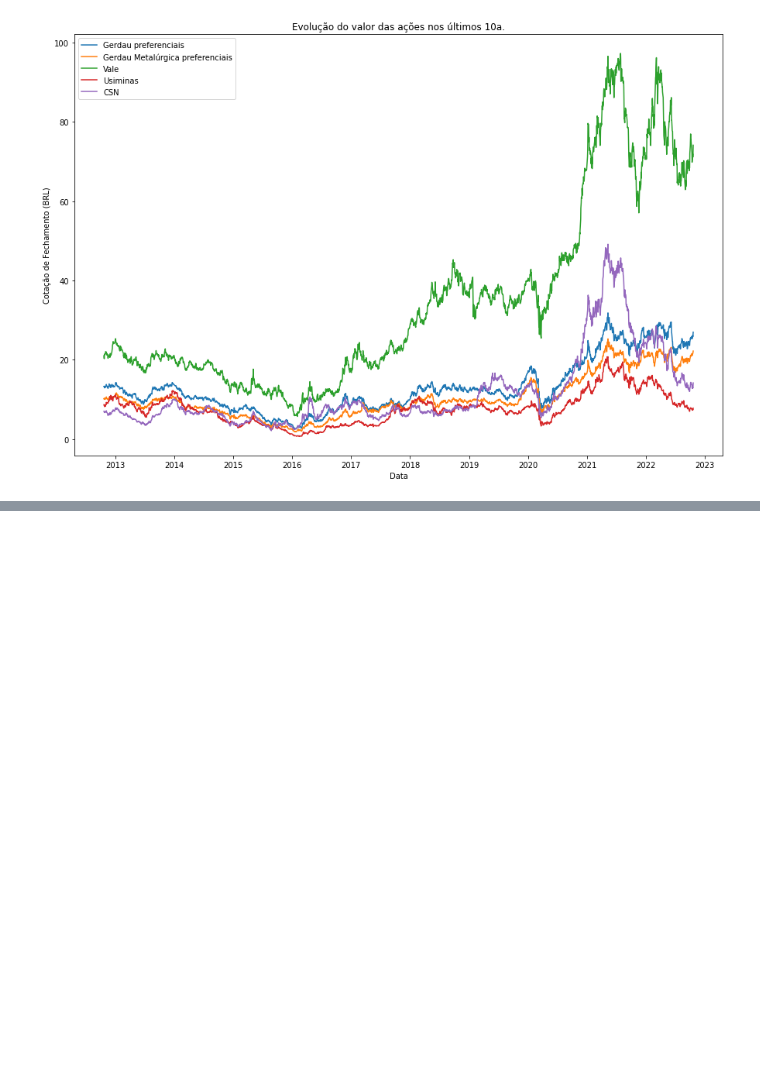
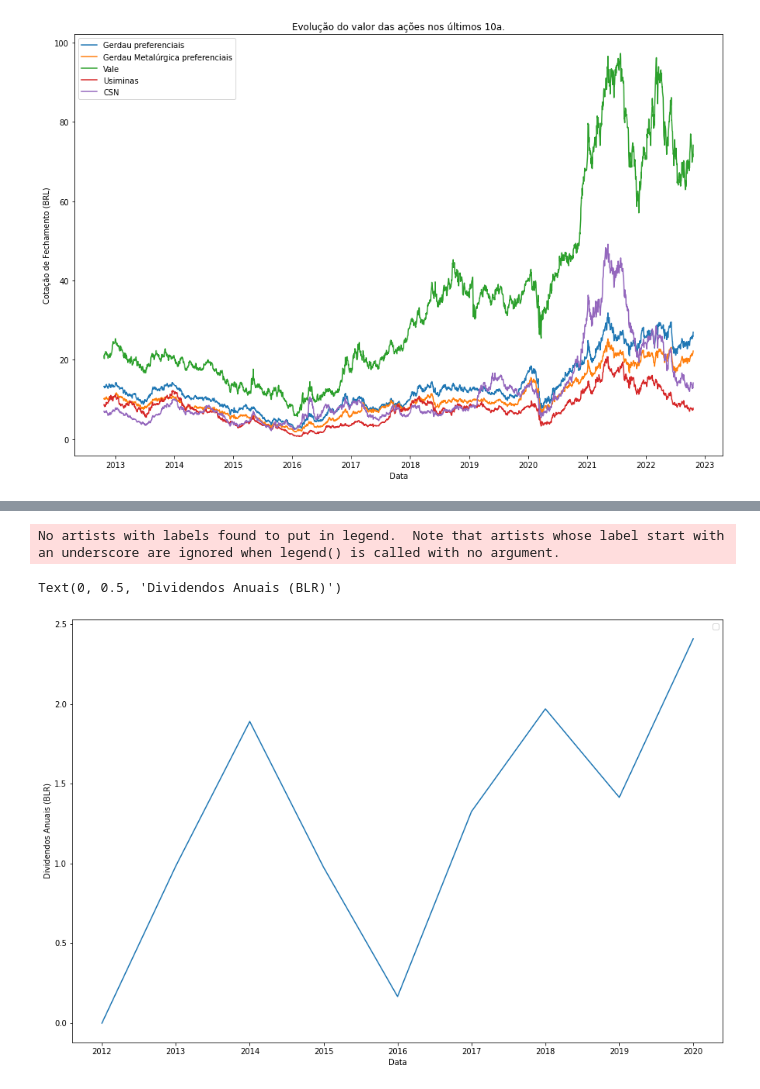
Before and after one commit to kauebr/Insights, a Jupyter notebook: Setor Siderúrgico Nacional/2 Entrega - Cliclo 2/Passo 06 - Análise exploratória/Jupyter Notebooks/Iniciando.ipynb, the cells around one changed output, grey strips where cells are left out. Drawn from its saved outputs; the diff is of its cells as text; code cells hidden in the pictures; blank space fills up the shorter version.

```diff
--- a/Setor Siderúrgico Nacional/2 Entrega - Cliclo 2/Passo 06 - Análise exploratória/Jupyter Notebooks/Iniciando.ipynb
+++ b/Setor Siderúrgico Nacional/2 Entrega - Cliclo 2/Passo 06 - Análise exploratória/Jupyter Notebooks/Iniciando.ipynb
@@ -33,0 +72,10 @@ Text(0.5, 1.0, 'Evolução do valor das ações nos últimos 10a.')
+# %%
+plt.figure(figsize=(15,10))
+plt.plot(dvale3.index.year[:-2], dvale3[:-2], label='VALE3')
+plt.legend()
+plt.xlabel('Data')
+plt.ylabel('Dividendos Anuais (BLR)')
+# %% [output]
+No artists with labels found to put in legend.  Note that artists whose label start with an underscore are ignored when legend() is called with no argument.
+Text(0, 0.5, 'Dividendos Anuais (BLR)')
+[figure, added]
```
Also changed, not shown: parts of 6 cells of this notebook.
